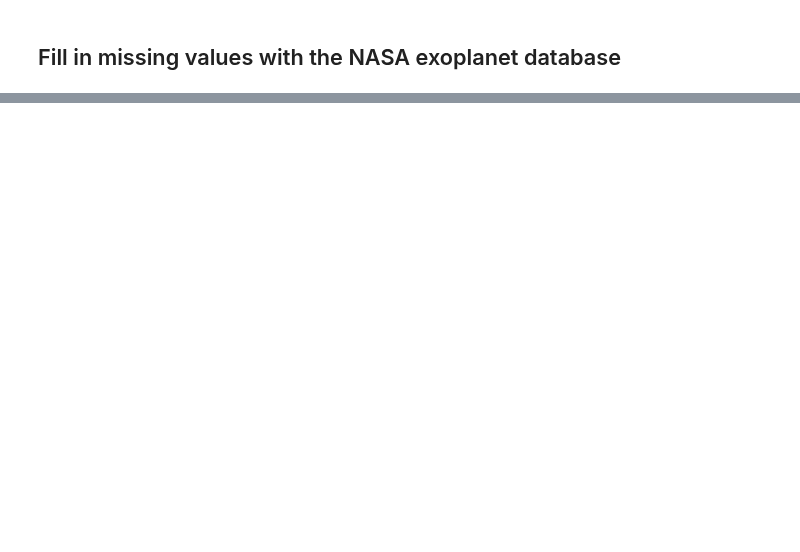
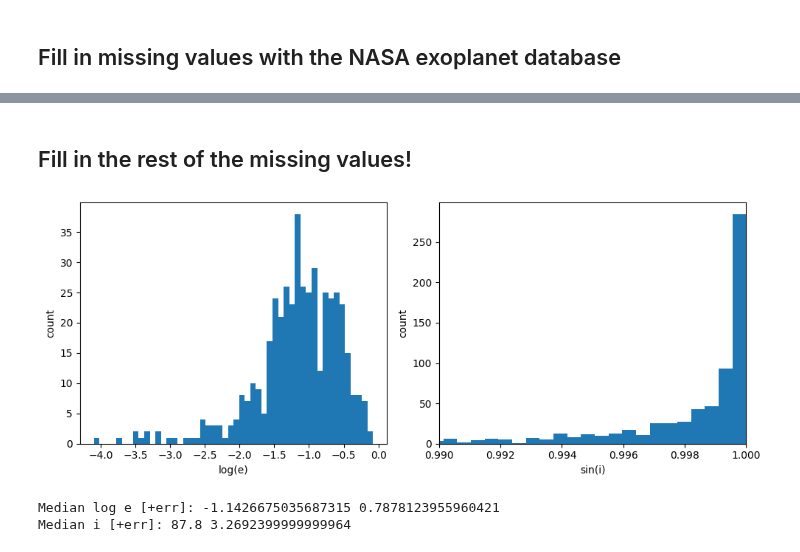
Before and after one commit to chatdanai-s/NATSUME, a Jupyter notebook: validation/Catalog_check/clean_data.ipynb, the cells around one changed output, grey strips where cells are left out. Cells and saved outputs as stored; diff of their text form; code cells hidden in the pictures; blank space fills up the shorter version.

```diff
--- a/validation/Catalog_check/clean_data.ipynb
+++ b/validation/Catalog_check/clean_data.ipynb
@@ -61,6 +61,7 @@ Index(['name', 'planet_status', 'mass', 'mass_error_min', 'mass_error_max',
 relevant_columns = ['name', 'mass', 'mass_error_min', 'mass_error_max',
                     'mass_sini', 'mass_sini_error_min', 'mass_sini_error_max',
                     'radius', 'radius_error_min', 'radius_error_max',
+                    'orbital_period', 'orbital_period_error_min', 'orbital_period_error_max',
                     'eccentricity', 'eccentricity_error_min', 'eccentricity_error_max',
                     'inclination', 'inclination_error_min', 'inclination_error_max',
                     'omega', 'omega_error_min', 'omega_error_max',
@@ -68,7 +69,7 @@ relevant_columns = ['name', 'mass', 'mass_error_min', 'mass_error_max',
 df_cat_relevant = df_cat[relevant_columns]
 
 # Pick error as larger error of the two
-params = ['mass', 'mass_sini', 'radius', 'eccentricity', 'omega', 'inclination']
+params = ['mass', 'mass_sini', 'radius', 'orbital_period', 'eccentricity', 'omega', 'inclination']
 for p in params:
     df_cat_relevant = df_cat_relevant.copy()
     df_cat_relevant[f'{p}_error'] = df_cat_relevant[[f'{p}_error_min', f'{p}_error_max']].abs().max(axis=1)
@@ -219,7 +222,7 @@ common_stars = set(df_t0p_cat_count['star_name']).intersection(df_cat['star_name
 df_cat_otherplanets = df_cat[df_cat['star_name'].isin(common_stars)][relevant_columns]
 
 # Pick error as larger error of the two (Copypasted!)
-params = ['mass', 'mass_sini', 'radius', 'eccentricity', 'omega', 'inclination']
+params = ['mass', 'mass_sini', 'radius', 'orbital_period', 'eccentricity', 'omega', 'inclination']
 for p in params:
     df_cat_otherplanets = df_cat_otherplanets.copy()
     df_cat_otherplanets[f'{p}_error'] = df_cat_otherplanets[[f'{p}_error_min', f'{p}_error_max']].abs().max(axis=1)
@@ -249,7 +252,7 @@ df_t0p_cat_count_otherplanets = df_t0p_cat_count_otherplanets.dropna(subset=['na
 df_t0p_cat_count_otherplanets = df_t0p_cat_count_otherplanets[df_t0p_cat_count_otherplanets['name_exoclock'] != 'Kepler-854b']
 # Direct value insertion for TIC 257060897
 mask = (df_t0p_cat_count_otherplanets['name_exoclock'] == 'TIC257060897b')
-df_t0p_cat_count_otherplanets.loc[mask, ['star_name', 'planet_count']] = ['TIC 257060897', 2]
+df_t0p_cat_count_otherplanets.loc[mask, ['star_name', 'planet_count']] = ['TIC 257060897', 1]
 
 # Export
 EXPORT_FILENAME = r'data_cleaned\merged_exoclock_exoplanet.eu+counts+otherplanets.csv'
@@ -276,0 +298,14 @@ df_nasa.head(3)
+# %%
+# Choose error with greater magnitude as error
+params = ['pl_radj', 'pl_massj', 'pl_msinij', 'pl_orbeccen', 'pl_orbincl', 'pl_orblper']
+for p in params:
+    df_nasa_right = df_nasa_right.copy()
+    df_nasa_right[f'{p}_err'] = df_nasa_right[[f'{p}err1', f'{p}err2']].abs().max(axis=1)
+
+# Rearrange cols
+cols = ['pl_name', 'hostname', 'pl_letter',	'sy_snum', 'sy_pnum', 'etv_flag', 'ttv_flag', 'soltype', 'pl_controv_flag',
+        *[col for p in params for col in (f'{p}', f'{p}_err')],
+        'pl_pubdate', 'pl_refname']
+df_nasa_right = df_nasa_right[cols]
+
+df_nasa_right.head(3)
@@ -276,0 +445,47 @@ df_nasa.head(3)
+# %% [markdown]
+## Fill in the rest of the missing values!
+# %%
+# Distribution of log e and sin i
+# log(e)
+e = df_t0p_cat_nasa_filled['eccentricity'].dropna()
+e = e[e > 0]
+loge = np.log10(e)
+# sin i
+i = df_t0p_cat_nasa_filled['inclination'].dropna()
+sini = np.sin(np.deg2rad(i))
+
+fig, ax = plt.subplots(1, 2, figsize=(10, 4))
+
+ax[0].hist(loge, bins=50)
+ax[0].set_xlabel('log(e)'); ax[0].set_ylabel('count')
+
+ax[1].hist(sini, bins=1000)
+ax[1].set_xlabel('sin(i)'); ax[1].set_ylabel('count')
+ax[1].set_xlim(0.99, 1.00)
+
+plt.tight_layout()
+plt.show()
+# %% [output]
+[figure, added]
+# %%
+# Aggregated e and i by planet_count
+def get_aggs(df, val):
+    agg_out = df[val].dropna().agg(
+        median='median',
+        p16=lambda x: x.quantile(0.16),
+        p84=lambda x: x.quantile(0.84),
+    )
+    return agg_out
+
+e_med, e_p16, e_p84 = get_aggs(df_t0p_cat_nasa_filled, 'eccentricity')
+loge_med, loge_p16, loge_p84 = np.log10([e_med, e_p16, e_p84])
+loge_err = max(loge_med - loge_p16, loge_p84 - loge_med)
+
+i_med, i_p16, i_p84 = get_aggs(df_t0p_cat_nasa_filled, 'inclination')
+i_err = max(i_med - i_p16, i_p84 - i_med)
+
+print('Median log e [+err]:', loge_med, loge_err)
+print('Median i [+err]:', i_med, i_err)
+# %% [output]
+Median log e [+err]: -1.1426675035687315 0.7878123955960421
+Median i [+err]: 87.8 3.2692399999999964
```
Also changed, not shown: parts of 10 cells of this notebook, 9 other files.
